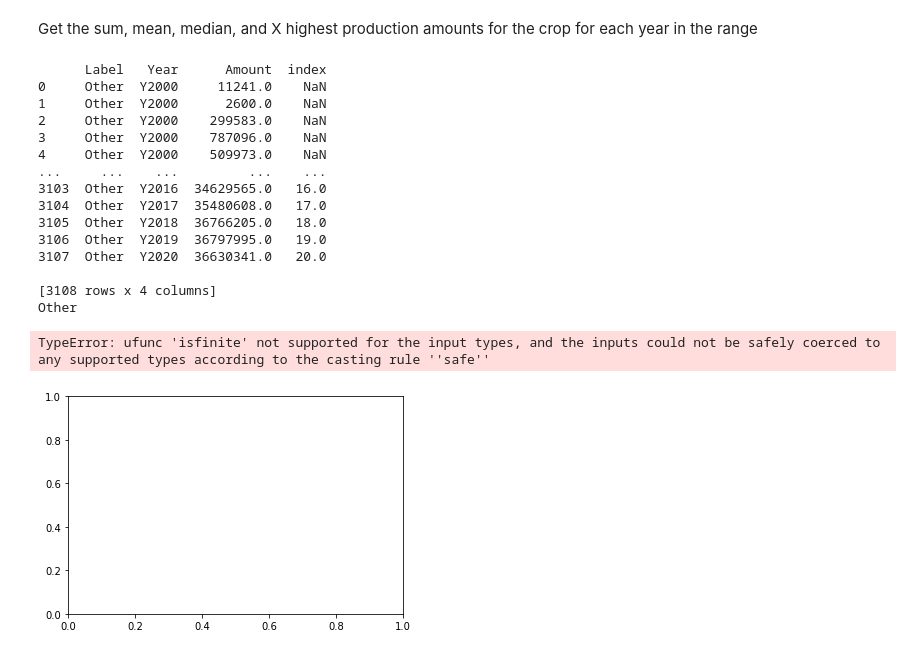
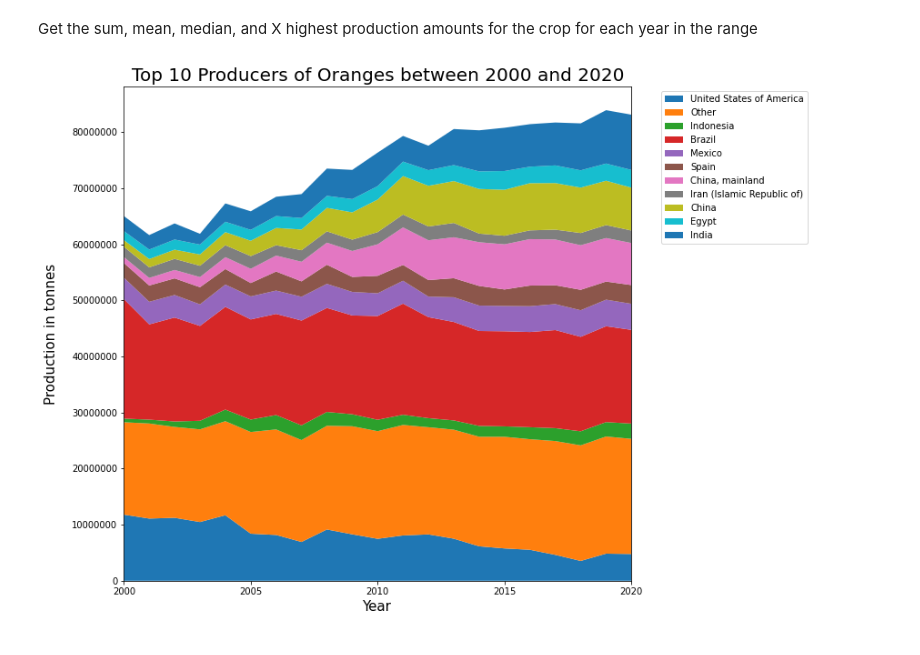
Before and after one commit to polarbearcode/DataAnalysis, a Jupyter notebook: AgricultureData/TopProducers.ipynb, the cells around one changed output. Drawn from its saved outputs; the diff is of its cells as text; code cells hidden in the pictures.

Commit message:
plot function working

```diff
--- a/AgricultureData/TopProducers.ipynb
+++ b/AgricultureData/TopProducers.ipynb
@@ -221,11 +231,10 @@ def addOtherSum(df):
     """
     otherSum = df[df["Label"] == "Other"].groupby(["Year"], as_index=False)["Amount"].sum().reset_index()
     otherSum["Label"] = ["Other" for i in range(len(otherSum))]
-    #otherSum.drop("Area Code", axis=1, inplace = True)
-    df.drop(df[df['Label'] == "Other"].index)
+    otherSum.drop("index", axis=1, inplace = True)
+    df = df.drop(df[df['Label'] == "Other"].index)
     df = df[["Label", "Year", "Amount"]]
     df = pd.concat([df, otherSum], ignore_index=True)
-    print(df)
     return df
 # %%
 def dropNonTopX(df, statsDict, topX):
@@ -264,4 +273,5 @@ def getTopXSubset(df, topX):
     sumProduction = sumProduction.sort_values(by = ['Amount'], ascending = [False])
     topXcountries = sumProduction['Area'].to_numpy()[:topX]
     df['Label'] = [name if name in topXcountries else "Other" for name in df['Area']]
+    return df
 # %%
@@ -297,7 +331,7 @@ year1 = 2000
 year2 = 2020
 firstYrInData = 1961
 lastYrInData = 2020
-topX = 5
+topX = 10
 # %%
 def plotProductionCrop(df, item, y1, y2, topX):
     """
@@ -307,38 +341,23 @@ def plotProductionCrop(df, item, y1, y2, topX):
         top X producers.
         Arguments:
             df: dataframe
-            y1: int
-            y2: int
-            topX: int
+            y1: int, start year
+            y2: int, end year
+            topX: int, the number of top producers for the plot
     """
     df = setElement(df, "Production")
-    df = subsetAgData(df, fruit, y1, y2, keepCols)
+    df = subsetAgData(df, item, y1, y2, keepCols)
+    unit = getItemUnit(df)
     df = dropRegionRows(df)
     #statsDict = createStatsDict(df, y1, y2, topX)
     df = yearsToRows(df, createYearList(y1, y2))
     #df = addOtherLabel(df, topX, statsDict)
     #df = addOtherSum(df)
     #df = dropNonTopX(df, statsDict, topX)
-    getTopXSubset(df, topX)
+    df = getTopXSubset(df, topX)
     df = addOtherSum(df)
-    createStackPlot(df)
+    createStackPlot(df, item, unit, topX)
 # %%
-plotProductionCrop(agData, fruit, year1, year2, 5)
+plotProductionCrop(agData, fruit, year1, year2, 10)
 # %% [output]
-      Label   Year      Amount  index
-0     Other  Y2000     11241.0    NaN
-1     Other  Y2000      2600.0    NaN
-2     Other  Y2000    299583.0    NaN
-3     Other  Y2000    787096.0    NaN
-4     Other  Y2000    509973.0    NaN
-...     ...    ...         ...    ...
-3103  Other  Y2016  34629565.0   16.0
-3104  Other  Y2017  35480608.0   17.0
-3105  Other  Y2018  36766205.0   18.0
-3106  Other  Y2019  36797995.0   19.0
-3107  Other  Y2020  36630341.0   20.0
-
-[3108 rows x 4 columns]
-Other
-TypeError: ufunc 'isfinite' not supported for the input types, and the inputs could not be safely coerced to any supported types according to the casting rule ''safe''
-[figure, old version]
+[figure, new version]
```
Also changed, not shown: parts of 5 cells of this notebook.
